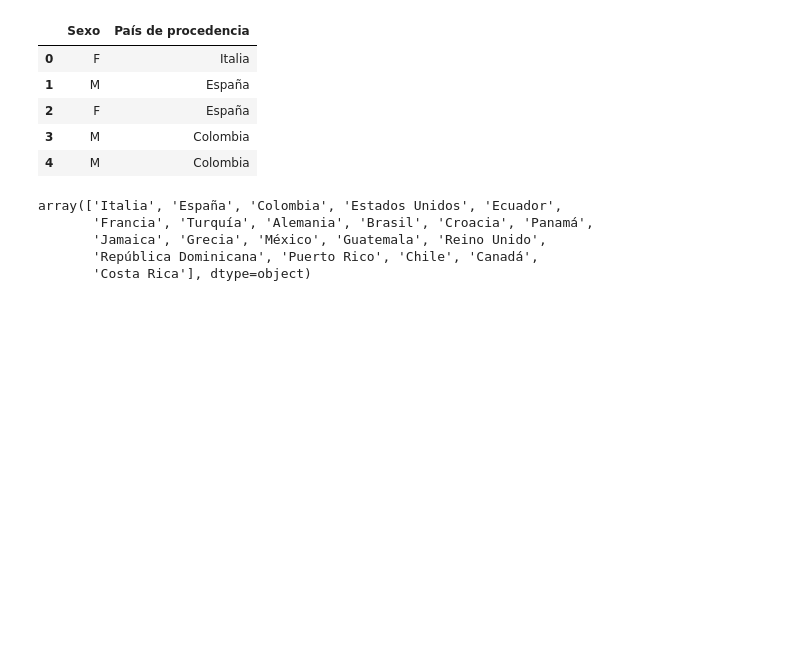
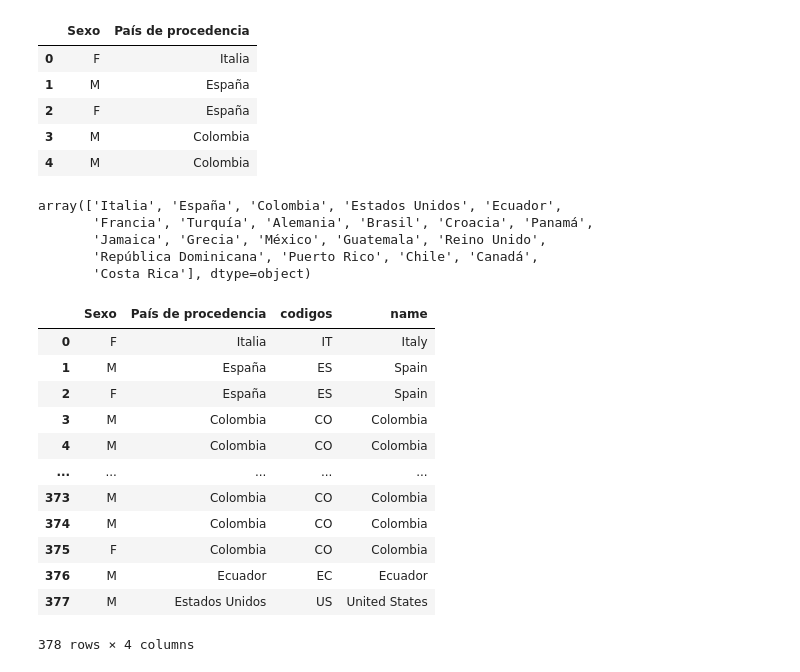
Before and after one commit to davidbetancur8/coronavirus, a Jupyter notebook: notebooks/travels to colombia.ipynb, the cells around one changed output. Saved outputs shown, nothing was run; the diff lists cells and outputs as text; code cells hidden in the pictures; blank space fills up the shorter version.

```diff
--- a/notebooks/travels to colombia.ipynb
+++ b/notebooks/travels to colombia.ipynb
@@ -57,0 +67,16 @@ def get_lat_long(row):
+# %%
+df_data
+# %% [output]
+|  | Sexo | País de procedencia | codigos | name |
+| 0 | F | Italia | IT | Italy |
+| 1 | M | España | ES | Spain |
+| 2 | F | España | ES | Spain |
+| 3 | M | Colombia | CO | Colombia |
+| 4 | M | Colombia | CO | Colombia |
+| ... | ... | ... | ... | ... |
+| 373 | M | Colombia | CO | Colombia |
+| 374 | M | Colombia | CO | Colombia |
+| 375 | F | Colombia | CO | Colombia |
+| 376 | M | Ecuador | EC | Ecuador |
+| 377 | M | Estados Unidos | US | United States |
+378 rows × 4 columns
```
Also changed, not shown: parts of 8 cells of this notebook, 4 other files.
